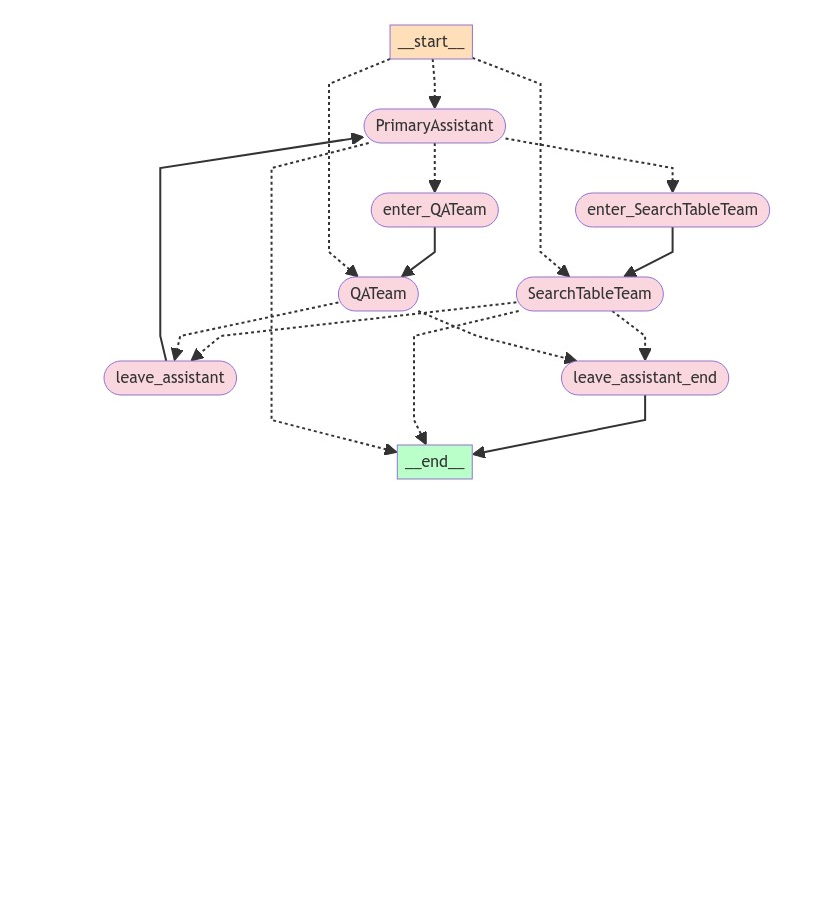
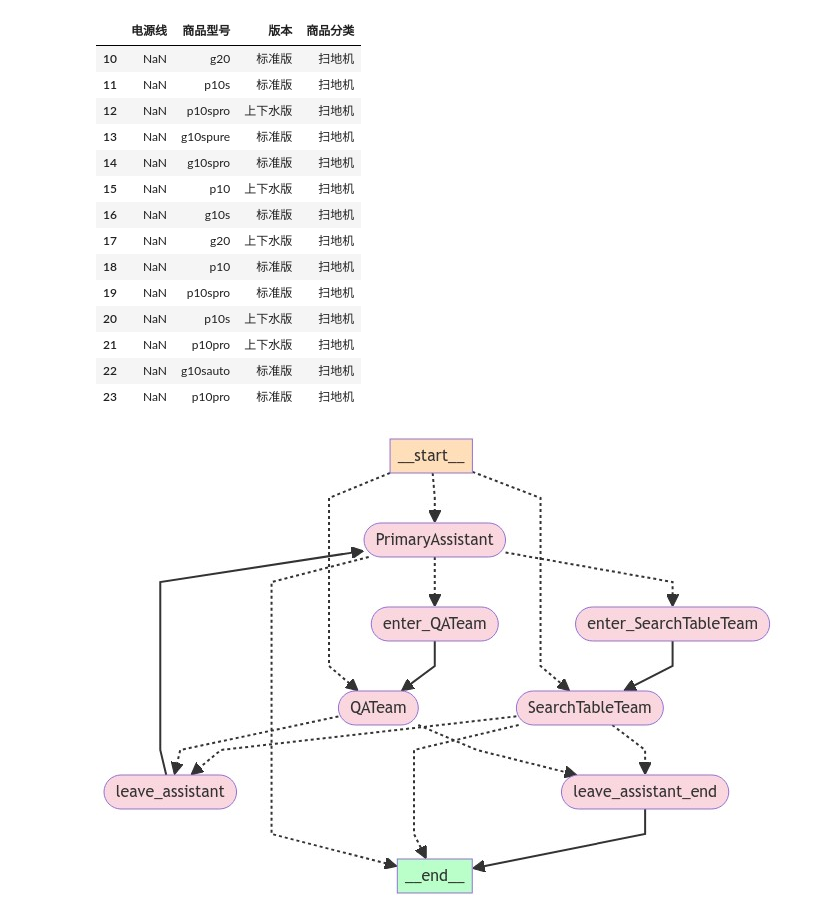
Before and after one commit to zhuxiaohai/rockchat, a Jupyter notebook: Untitled.ipynb, the cells around one changed output. Saved outputs shown, nothing was run; the diff lists cells and outputs as text; code cells hidden in the pictures; blank space fills up the shorter version.

```diff
--- a/Untitled.ipynb
+++ b/Untitled.ipynb
@@ -1,3 +46,25 @@
+# %%
+import pandas as pd
+df = pd.read_csv("data/model_params20240620.csv")
+# %%
+df.loc[(df.商品型号.notnull())&(df.版本.notnull())&(df.商品分类.notnull()),
+["电源线", "商品型号", "版本", "商品分类"]]
+# %% [output]
+|  | 电源线 | 商品型号 | 版本 | 商品分类 |
+| 10 | NaN | g20 | 标准版 | 扫地机 |
+| 11 | NaN | p10s | 标准版 | 扫地机 |
+| 12 | NaN | p10spro | 上下水版 | 扫地机 |
+| 13 | NaN | g10spure | 标准版 | 扫地机 |
+| 14 | NaN | g10spro | 标准版 | 扫地机 |
+| 15 | NaN | p10 | 上下水版 | 扫地机 |
+| 16 | NaN | g10s | 标准版 | 扫地机 |
+| 17 | NaN | g20 | 上下水版 | 扫地机 |
+| 18 | NaN | p10 | 标准版 | 扫地机 |
+| 19 | NaN | p10spro | 标准版 | 扫地机 |
+| 20 | NaN | p10s | 上下水版 | 扫地机 |
+| 21 | NaN | p10pro | 上下水版 | 扫地机 |
+| 22 | NaN | g10sauto | 标准版 | 扫地机 |
+| 23 | NaN | p10pro | 标准版 | 扫地机 |
 # %%
 from typing import Annotated, Optional, Literal, Callable
 from typing_extensions import TypedDict
```
Also changed, not shown: parts of 9 cells of this notebook, 3 other files.
